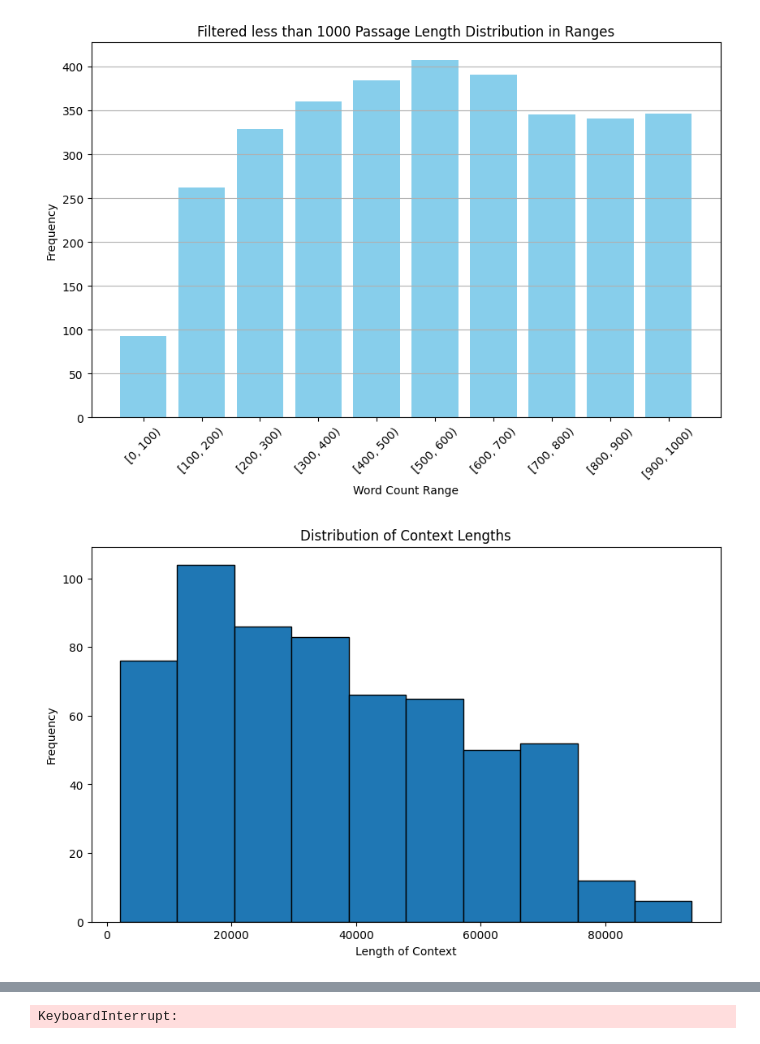
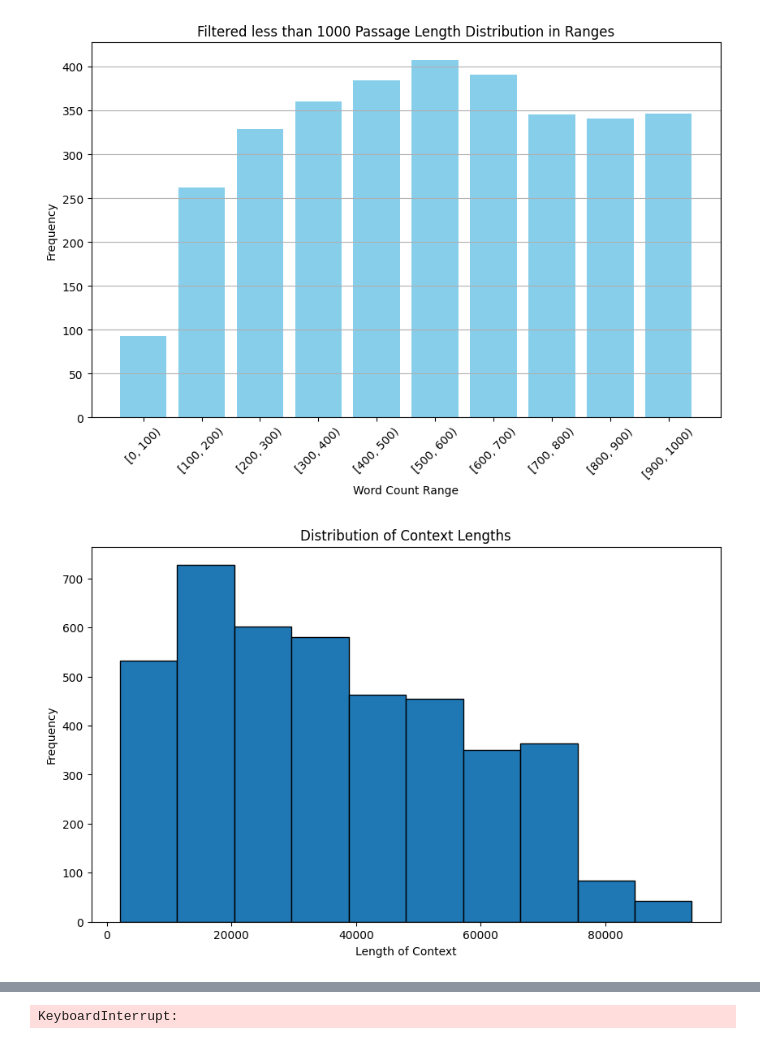
Before and after one commit to DobricLilujun/causalllm, a Jupyter notebook: script/ICL/test_ICL.ipynb, the cells around one changed output, grey strips where cells are left out. Cells and saved outputs as stored; diff of their text form; code cells hidden in the pictures.

```diff
--- a/script/ICL/test_ICL.ipynb
+++ b/script/ICL/test_ICL.ipynb
@@ -263,4 +264,8 @@ concatenated_df = ICL_df.apply(generate_initial_prompts, axis=1)
 concatenated_df["initial_prompt_length"] = concatenated_df["initial_prompt"].apply(
     lambda x: len(str(x))
 )
+# %%
+temperatures = np.arange(0.1, 2.0, 0.3)
+temperature_df = pd.DataFrame({"Temperature": temperatures})
+merged_df = temperature_df.merge(concatenated_df, how="cross")
 # %%
@@ -270,19 +275,17 @@ concatenated_df.to_csv(
 # %%
 import pandas as pd
 import matplotlib.pyplot as plt
 
-concatenated_df["filtered_context_length"] = concatenated_df["filtered_context"].apply(
-    len
-)
+merged_df["filtered_context_length"] = merged_df["filtered_context"].apply(len)
 
 plt.figure(figsize=(10, 6))
-plt.hist(concatenated_df["filtered_context_length"], bins=10, edgecolor="black")
+plt.hist(merged_df["filtered_context_length"], bins=10, edgecolor="black")
 plt.title("Distribution of Context Lengths")
 plt.xlabel("Length of Context")
 plt.ylabel("Frequency")
 plt.show()
 # %% [output]
-[figure, old version]
+[figure, new version]
 # %%
 exp_df = pd.read_csv(
     "/Users/lujun.li/projects/causallm-github/causalllm/resource/input/ICL/ICL_experiment_prompt.csv"
```
Also changed, not shown: parts of 4 cells of this notebook, 7 other files.
